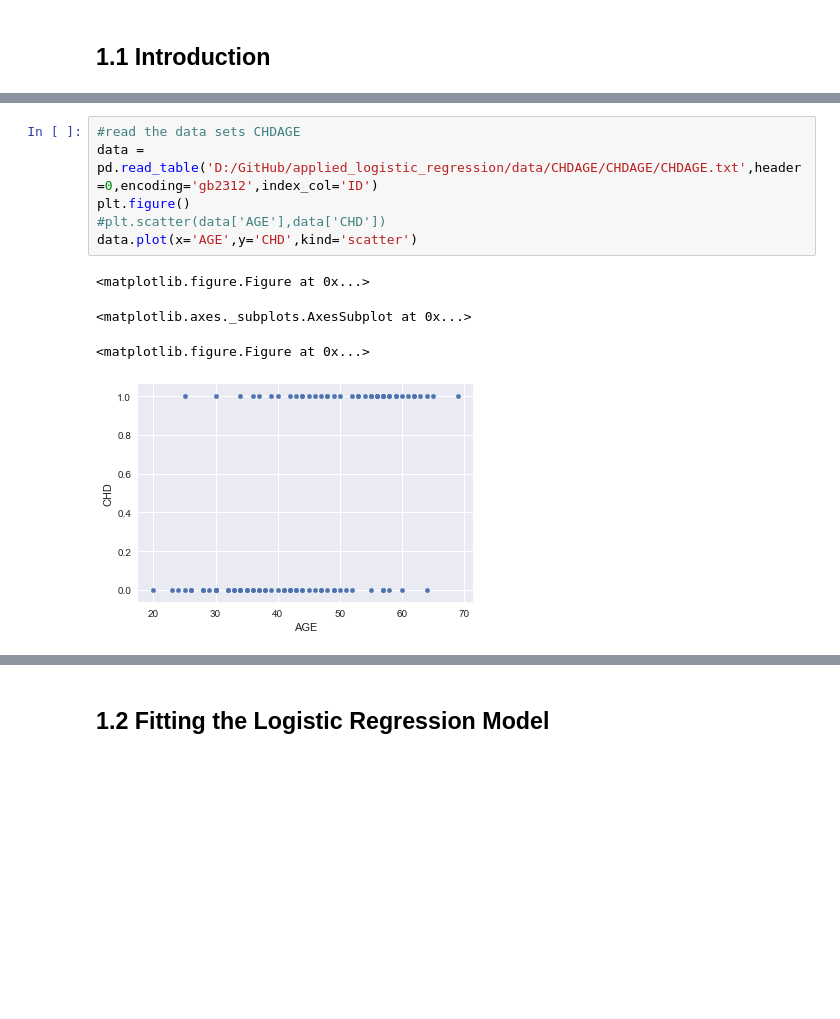
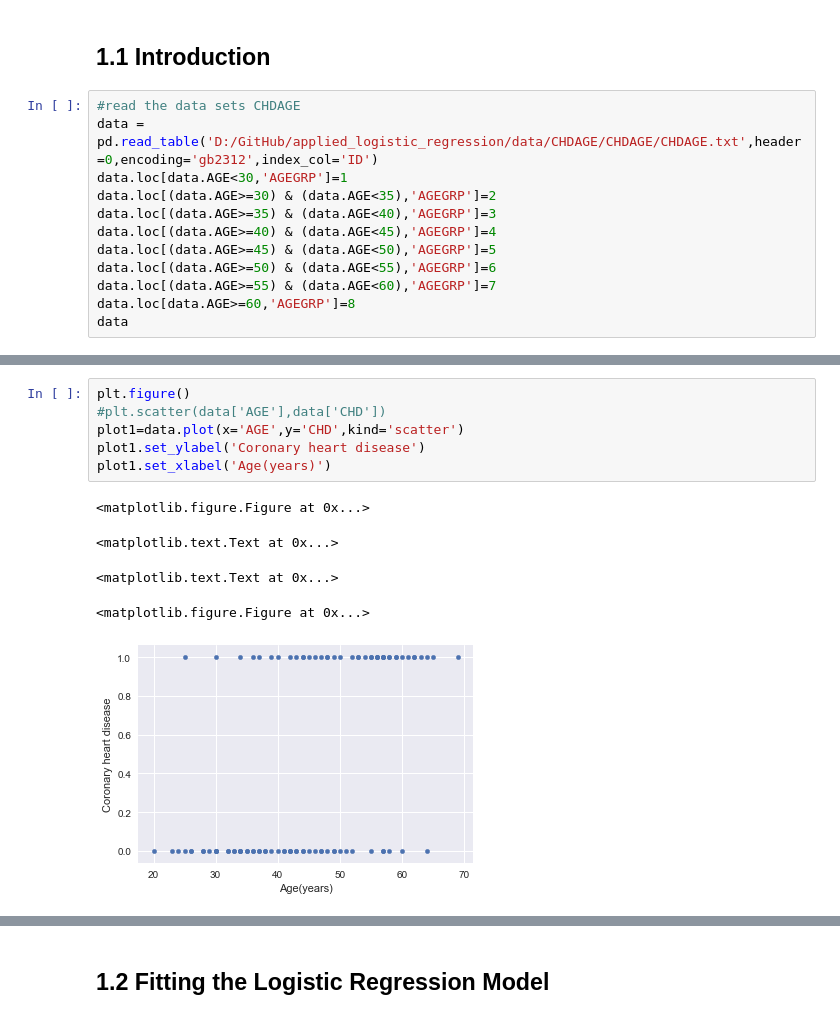
Before and after one commit to szleiye/applied_logistic_regression, a Jupyter notebook: Applied_Logistic_Regression.ipynb, the cells around one changed output, grey strips where cells are left out. Saved outputs shown, nothing was run; the diff lists cells and outputs as text; blank space fills up the shorter version.

```diff
--- a/Applied_Logistic_Regression.ipynb
+++ b/Applied_Logistic_Regression.ipynb
@@ -16,3 +20,15 @@ InteractiveShell.ast_node_interactivity = "all"
 # 1 Introduction to the Logistic Rgression Model
 # %% [markdown]
 ## 1.1 Introduction
+# %%
+#read the data sets CHDAGE
+data = pd.read_table('D:/GitHub/applied_logistic_regression/data/CHDAGE/CHDAGE/CHDAGE.txt',header=0,encoding='gb2312',index_col='ID')
+data.loc[data.AGE<30,'AGEGRP']=1
+data.loc[(data.AGE>=30) & (data.AGE<35),'AGEGRP']=2
+data.loc[(data.AGE>=35) & (data.AGE<40),'AGEGRP']=3
+data.loc[(data.AGE>=40) & (data.AGE<45),'AGEGRP']=4
+data.loc[(data.AGE>=45) & (data.AGE<50),'AGEGRP']=5
+data.loc[(data.AGE>=50) & (data.AGE<55),'AGEGRP']=6
+data.loc[(data.AGE>=55) & (data.AGE<60),'AGEGRP']=7
+data.loc[data.AGE>=60,'AGEGRP']=8
+data
@@ -19,11 +54,12 @@ InteractiveShell.ast_node_interactivity = "all"
 # %%
-#read the data sets CHDAGE
-data = pd.read_table('D:/GitHub/applied_logistic_regression/data/CHDAGE/CHDAGE/CHDAGE.txt',header=0,encoding='gb2312',index_col='ID')
 plt.figure()
 #plt.scatter(data['AGE'],data['CHD'])
-data.plot(x='AGE',y='CHD',kind='scatter')
+plot1=data.plot(x='AGE',y='CHD',kind='scatter')
+plot1.set_ylabel('Coronary heart disease')
+plot1.set_xlabel('Age(years)')
 # %% [output]
 <matplotlib.figure.Figure at 0x...>
-<matplotlib.axes._subplots.AxesSubplot at 0x...>
+<matplotlib.text.Text at 0x...>
-<matplotlib.figure.Figure at 0x...>
+<matplotlib.text.Text at 0x...>
+<matplotlib.figure.Figure at 0x...>
-[figure, old version]
+[figure, new version]
```
Also changed, not shown: parts of 3 cells of this notebook.
